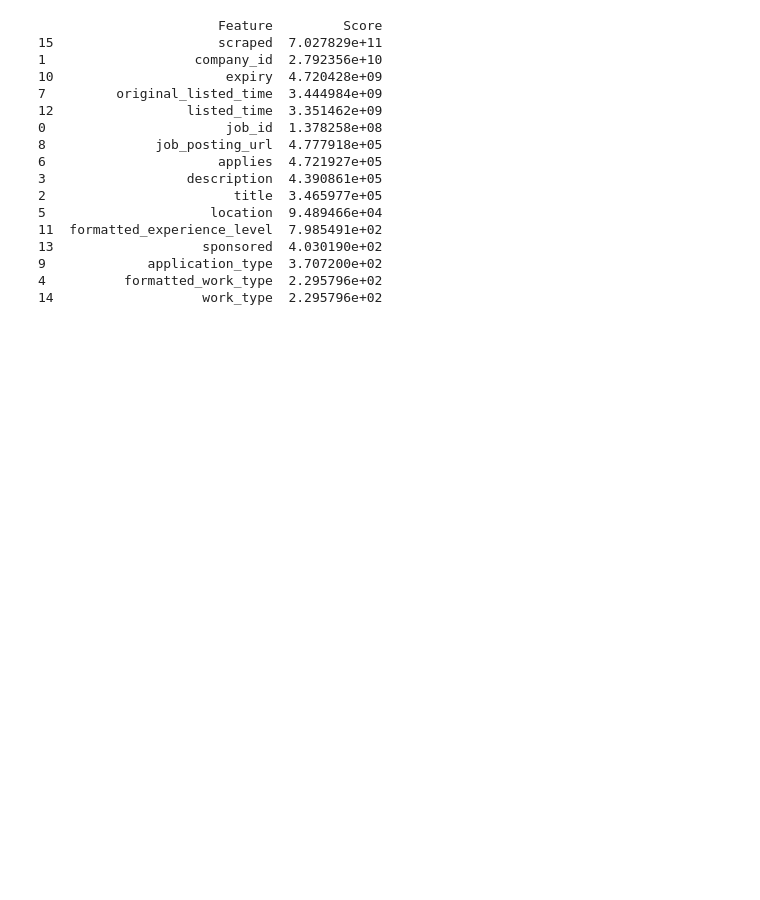
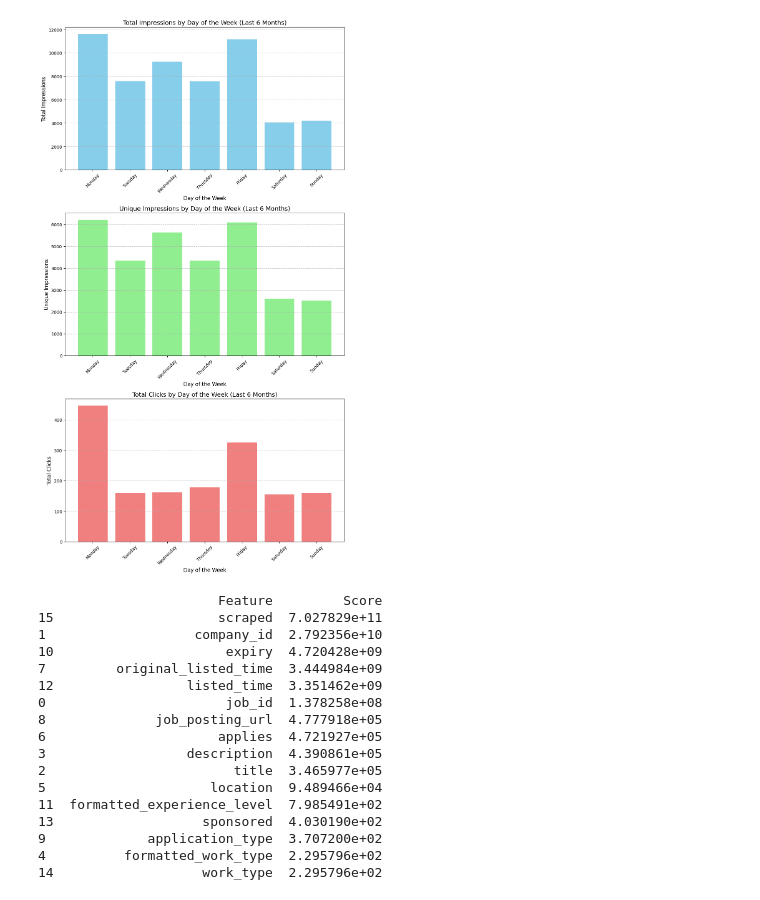
Before and after one commit to brillin/Knowit, a Jupyter notebook: linkedin.ipynb, the cells around one changed output. Drawn from its saved outputs; the diff is of its cells as text; code cells hidden in the pictures; blank space fills up the shorter version.

Commit message:
tuesday

```diff
--- a/linkedin.ipynb
+++ b/linkedin.ipynb
@@ -36,3 +1,75 @@ df.head()
+# %%
+import pandas as pd
+import matplotlib.pyplot as plt
+
+# Load the CSV file
+file_path = 'knowit-connectivity_content_1708421813693 - Metrics.csv'
+data = pd.read_csv(file_path)
+
+# Correcting the column headers
+data.columns = data.iloc[0]
+data = data[1:]
+
+# Converting 'Date' column to datetime format and other necessary columns to integer type
+data['Date'] = pd.to_datetime(data['Date'])
+data['Impressions (total)'] = data['Impressions (total)'].astype(int)
+data['Unique impressions (organic)'] = data['Unique impressions (organic)'].astype(int)
+data['Clicks (total)'] = data['Clicks (total)'].astype(int)
+
+# Filtering the data for the last 6 months and avoiding SettingWithCopyWarning by creating a copy
+latest_date = data['Date'].max()
+six_months_ago = latest_date - pd.DateOffset(months=6)
+filtered_data = data[data['Date'] > six_months_ago].copy()
+
+# Adding a new column for the day of the week
+filtered_data['Day of Week'] = filtered_data['Date'].dt.day_name()
+
+# Grouping data by 'Day of Week' for each metric
+weekly_impressions = filtered_data.groupby('Day of Week')['Impressions (total)'].sum().reset_index()
+weekly_unique_impressions = filtered_data.groupby('Day of Week')['Unique impressions (organic)'].sum().reset_index()
+weekly_clicks = filtered_data.groupby('Day of Week')['Clicks (total)'].sum().reset_index()
+
+# Sorting the days of the week in order
+sorter = ['Monday', 'Tuesday', 'Wednesday', 'Thursday', 'Friday', 'Saturday', 'Sunday']
+weekly_impressions['Day of Week'] = pd.Categorical(weekly_impressions['Day of Week'], categories=sorter, ordered=True)
+weekly_unique_impressions['Day of Week'] = pd.Categorical(weekly_unique_impressions['Day of Week'], categories=sorter, ordered=True)
+weekly_clicks['Day of Week'] = pd.Categorical(weekly_clicks['Day of Week'], categories=sorter, ordered=True)
+
+weekly_impressions = weekly_impressions.sort_values('Day of Week')
+weekly_unique_impressions = weekly_unique_impressions.sort_values('Day of Week')
+weekly_clicks = weekly_clicks.sort_values('Day of Week')
+
+# Plotting all three metrics together
+fig, ax = plt.subplots(3, 1, figsize=(10, 18))
+
+# Plot for total impressions
+ax[0].bar(weekly_impressions['Day of Week'], weekly_impressions['Impressions (total)'], color='skyblue')
+ax[0].set_title('Total Impressions by Day of the Week (Last 6 Months)', fontsize=14)
+ax[0].set_xlabel('Day of the Week', fontsize=12)
+ax[0].set_ylabel('Total Impressions', fontsize=12)
+ax[0].tick_params(axis='x', rotation=45)
+ax[0].grid(axis='y', linestyle='--', alpha=0.7)
+
+# Plot for unique impressions
+ax[1].bar(weekly_unique_impressions['Day of Week'], weekly_unique_impressions['Unique impressions (organic)'], color='lightgreen')
+ax[1].set_title('Unique Impressions by Day of the Week (Last 6 Months)', fontsize=14)
+ax[1].set_xlabel('Day of the Week', fontsize=12)
+ax[1].set_ylabel('Unique Impressions', fontsize=12)
+ax[1].tick_params(axis='x', rotation=45)
+ax[1].grid(axis='y', linestyle='--', alpha=0.7)
+
+# Plot for clicks
+ax[2].bar(weekly_clicks['Day of Week'], weekly_clicks['Clicks (total)'], color='lightcoral')
+ax[2].set_title('Total Clicks by Day of the Week (Last 6 Months)', fontsize=14)
+ax[2].set_xlabel('Day of the Week', fontsize=12)
+ax[2].set_ylabel('Total Clicks', fontsize=12)
+ax[2].tick_params(axis='x', rotation=45)
+ax[2].grid(axis='y', linestyle='--', alpha=0.7)
+
+plt.tight_layout()
+plt.show()
+# %% [output]
+[figure, added]
 # %%
 # Encode categorical features
 for column in df.select_dtypes(include=['object']).columns:
```
Also changed, not shown: parts of 1 cell of this notebook, 1 other file.
